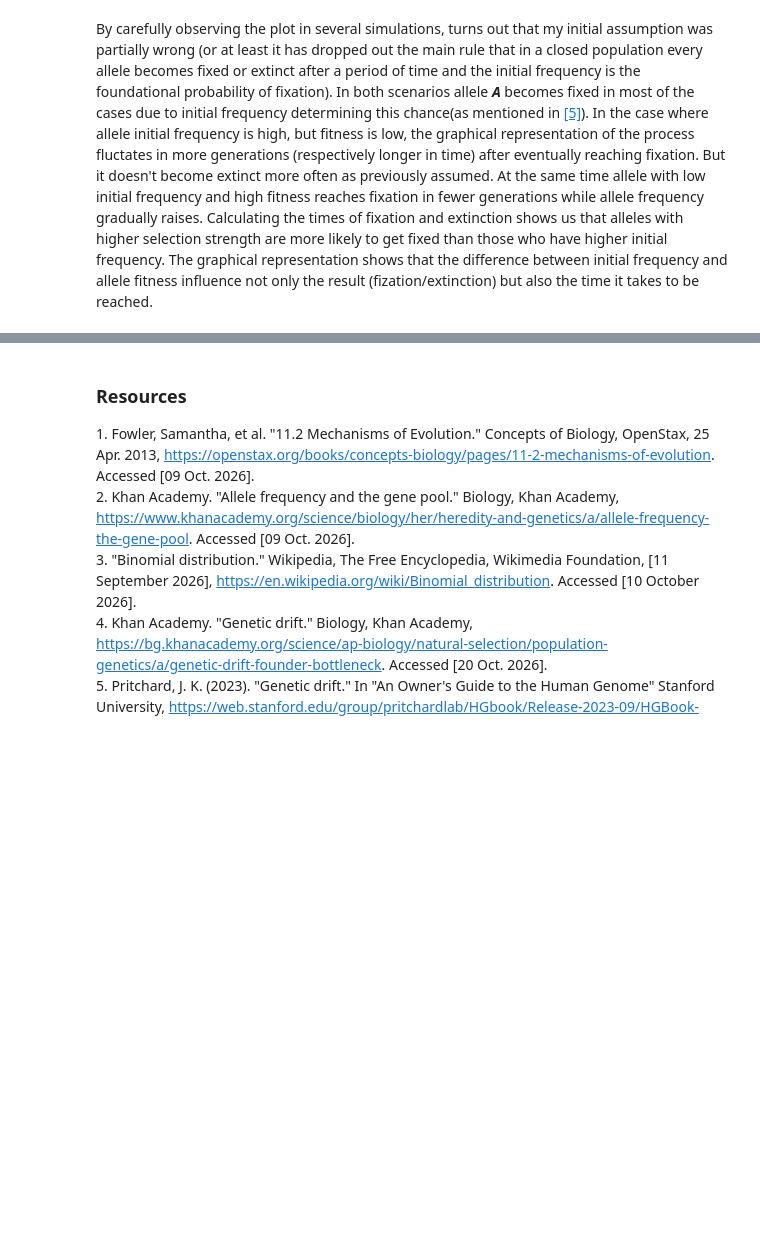
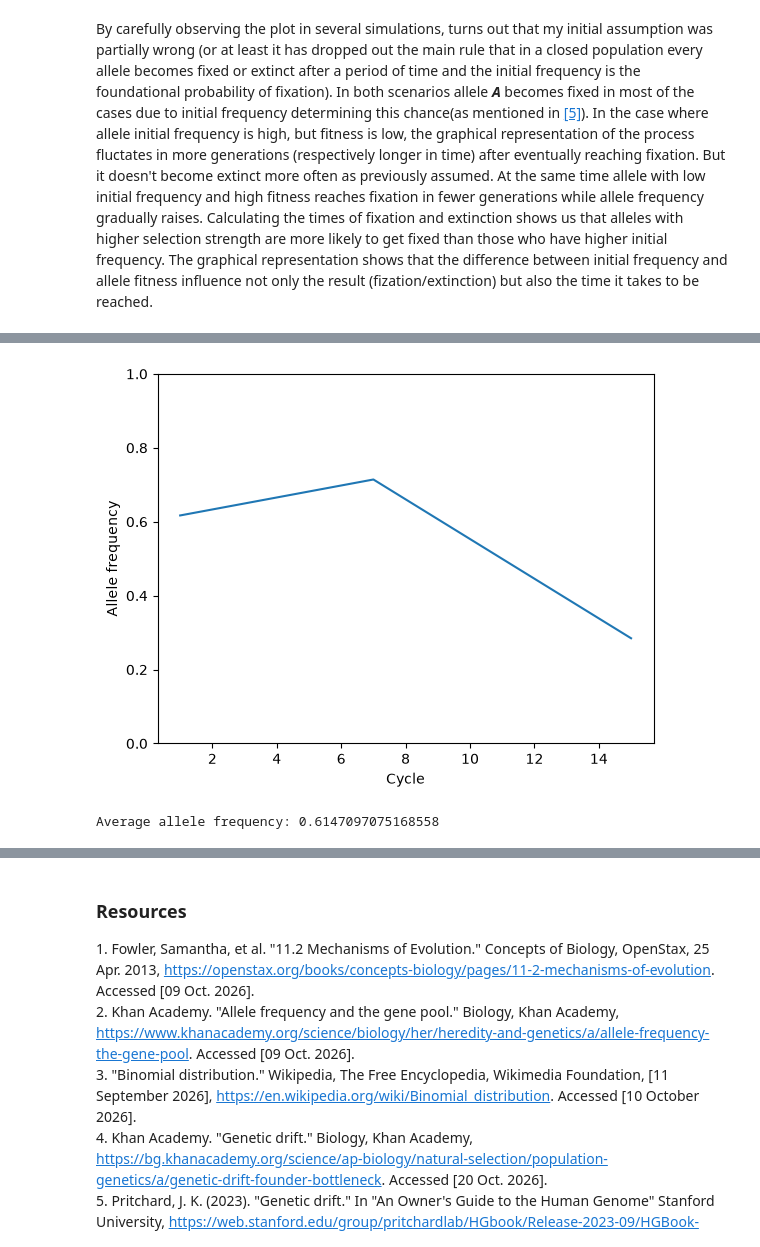
Before and after one commit to Tianna21/MathGene, a Jupyter notebook: MathGene.ipynb, the cells around one changed output, grey strips where cells are left out. Saved outputs shown, nothing was run; the diff lists cells and outputs as text; code cells hidden in the pictures; blank space fills up the shorter version.

Commit message:
Comparison with real data added

```diff
--- a/MathGene.ipynb
+++ b/MathGene.ipynb
@@ -383,0 +414,14 @@ By carefully observing the plot in several simulations, turns out that my initia
+# %%
+plot_allele(20)
+# %% [output]
+[figure, added]
+# %%
+total_average = 0
+initial_frequency_real = df.iloc[20]["alt_ETH_rep01_wk01"]
+for i in range(100):
+    frequencies = simulate_population(200,initial_frequency_real, generations=200)
+    total_average = total_average + sum(frequencies)/len(frequencies)
+average = total_average/100
+print("Average allele frequency:", average)
+# %% [output]
+Average allele frequency: 0.6147097075168558
```
Also changed, not shown: parts of 26 cells of this notebook.
